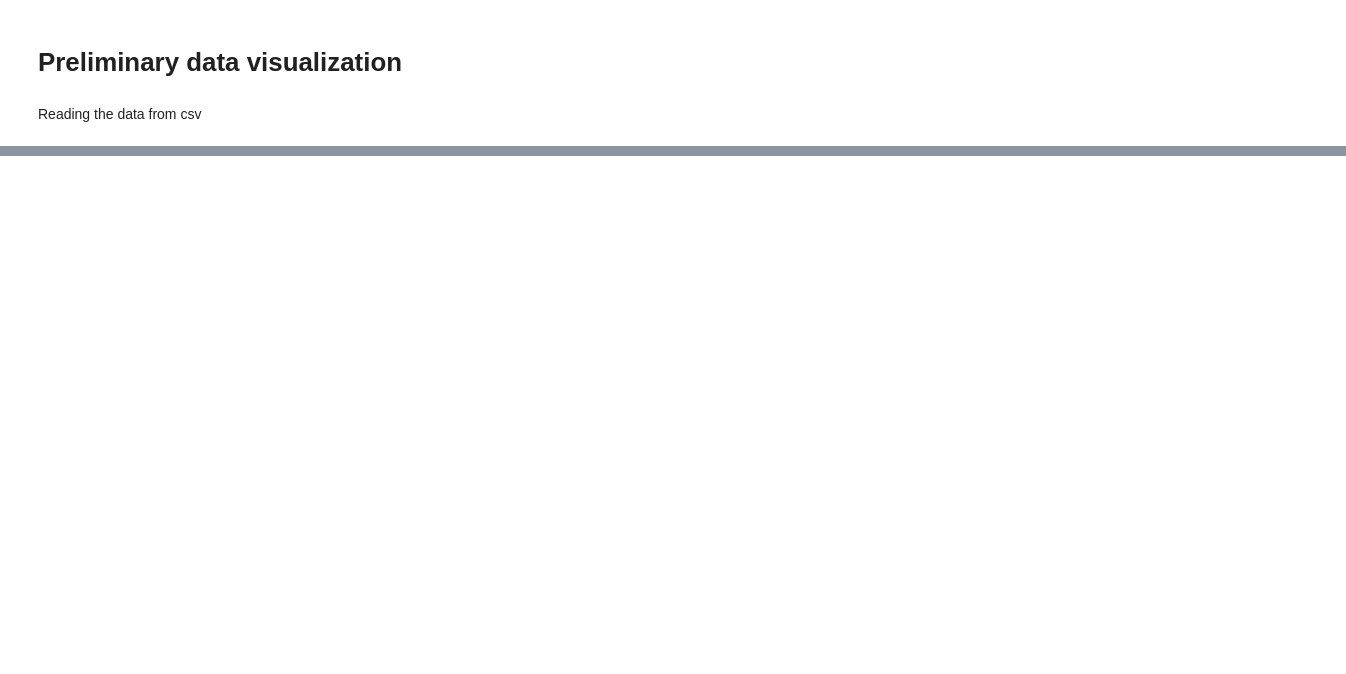
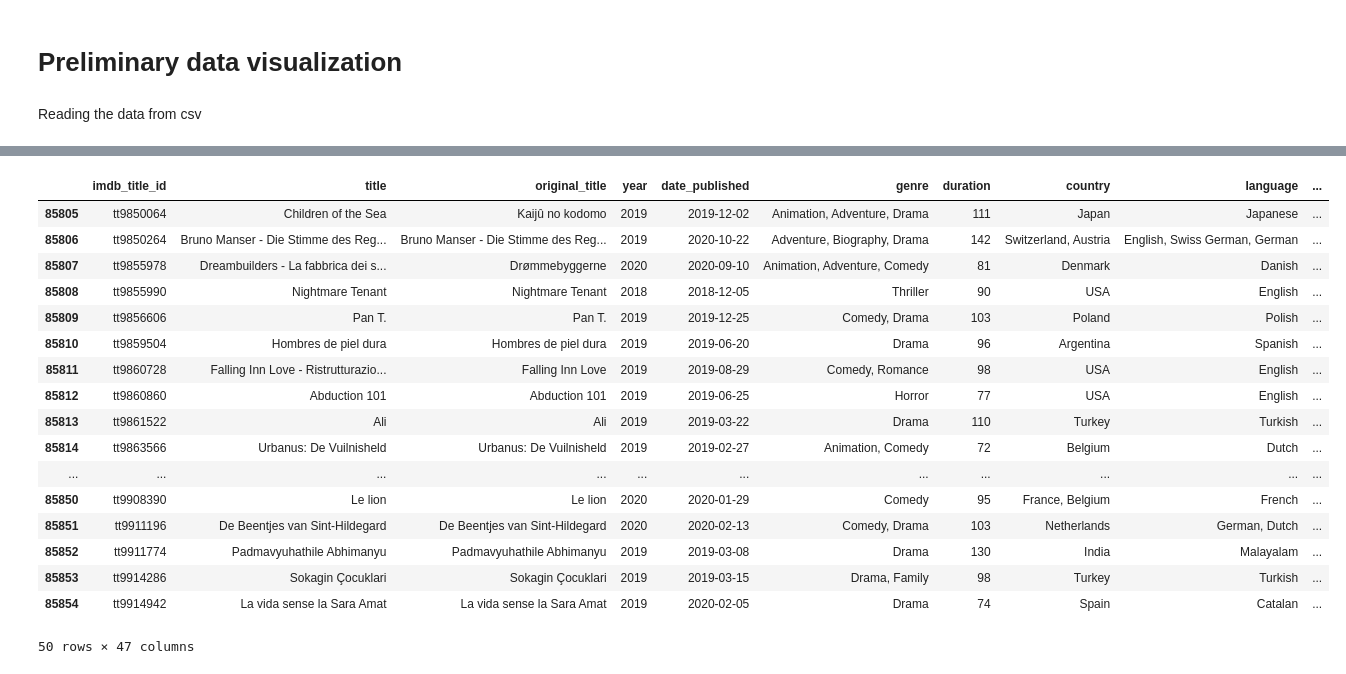
Before and after one commit to Joonasp1/IMDb_data, a Jupyter notebook: Data_Project.ipynb, the cells around one changed output, grey strips where cells are left out. Saved outputs shown, nothing was run; the diff lists cells and outputs as text; code cells hidden in the pictures; blank space fills up the shorter version.

Commit message:
Part 1 dataframes. Problem with genres

```diff
--- a/Data_Project.ipynb
+++ b/Data_Project.ipynb
@@ -40,0 +64,15 @@ plt.bar(years, maxbudget)
+# %%
+data_genres = data.dropna(subset=['genre'])
+genres_unique = []
+for index, row in data_genres.iterrows():
+    genres = row.genre.split(", ")
+    for genre in genres:
+        if genre not in genres_unique:
+            genres_unique.append(genre)
+# %%
+for genre_unique in genres_unique:
+    data_genres[genre_unique] = 0
+#for index, row in data_genres.iterrows(): This part is not working correctly
+#    for genre_unique in genres_unique:
+#        if genre_unique in data_genres.iloc[index].genre.split(", "):
+#            row[genre_unique] = 1
@@ -40,0 +93,21 @@ plt.bar(years, maxbudget)
+# %%
+data_genres.tail(50)
+# %% [output]
+|  | imdb_title_id | title | original_title | year | date_published | genre | duration | country | language | ... |
+| 85805 | tt9850064 | Children of the Sea | Kaijû no kodomo | 2019 | 2019-12-02 | Animation, Adventure, Drama | 111 | Japan | Japanese | ... |
+| 85806 | tt9850264 | Bruno Manser - Die Stimme des Reg... | Bruno Manser - Die Stimme des Reg... | 2019 | 2020-10-22 | Adventure, Biography, Drama | 142 | Switzerland, Austria | English, Swiss German, German | ... |
+| 85807 | tt9855978 | Dreambuilders - La fabbrica dei s... | Drømmebyggerne | 2020 | 2020-09-10 | Animation, Adventure, Comedy | 81 | Denmark | Danish | ... |
+| 85808 | tt9855990 | Nightmare Tenant | Nightmare Tenant | 2018 | 2018-12-05 | Thriller | 90 | USA | English | ... |
+| 85809 | tt9856606 | Pan T. | Pan T. | 2019 | 2019-12-25 | Comedy, Drama | 103 | Poland | Polish | ... |
+| 85810 | tt9859504 | Hombres de piel dura | Hombres de piel dura | 2019 | 2019-06-20 | Drama | 96 | Argentina | Spanish | ... |
+| 85811 | tt9860728 | Falling Inn Love - Ristrutturazio... | Falling Inn Love | 2019 | 2019-08-29 | Comedy, Romance | 98 | USA | English | ... |
+| 85812 | tt9860860 | Abduction 101 | Abduction 101 | 2019 | 2019-06-25 | Horror | 77 | USA | English | ... |
+| 85813 | tt9861522 | Ali | Ali | 2019 | 2019-03-22 | Drama | 110 | Turkey | Turkish | ... |
+| 85814 | tt9863566 | Urbanus: De Vuilnisheld | Urbanus: De Vuilnisheld | 2019 | 2019-02-27 | Animation, Comedy | 72 | Belgium | Dutch | ... |
+| ... | ... | ... | ... | ... | ... | ... | ... | ... | ... | ... |
+| 85850 | tt9908390 | Le lion | Le lion | 2020 | 2020-01-29 | Comedy | 95 | France, Belgium | French | ... |
+| 85851 | tt9911196 | De Beentjes van Sint-Hildegard | De Beentjes van Sint-Hildegard | 2020 | 2020-02-13 | Comedy, Drama | 103 | Netherlands | German, Dutch | ... |
+| 85852 | tt9911774 | Padmavyuhathile Abhimanyu | Padmavyuhathile Abhimanyu | 2019 | 2019-03-08 | Drama | 130 | India | Malayalam | ... |
+| 85853 | tt9914286 | Sokagin Çocuklari | Sokagin Çocuklari | 2019 | 2019-03-15 | Drama, Family | 98 | Turkey | Turkish | ... |
+| 85854 | tt9914942 | La vida sense la Sara Amat | La vida sense la Sara Amat | 2019 | 2020-02-05 | Drama | 74 | Spain | Catalan | ... |
+50 rows × 47 columns
```
Also changed, not shown: parts of 7 cells of this notebook.
